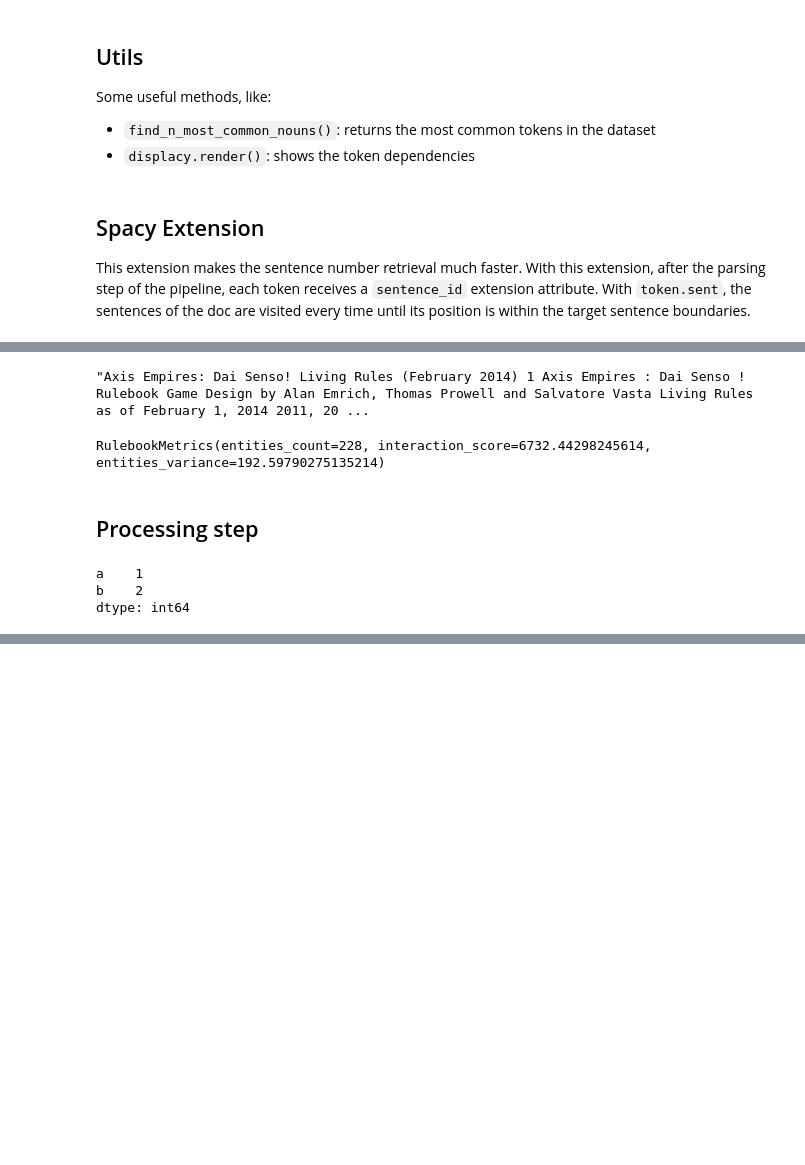
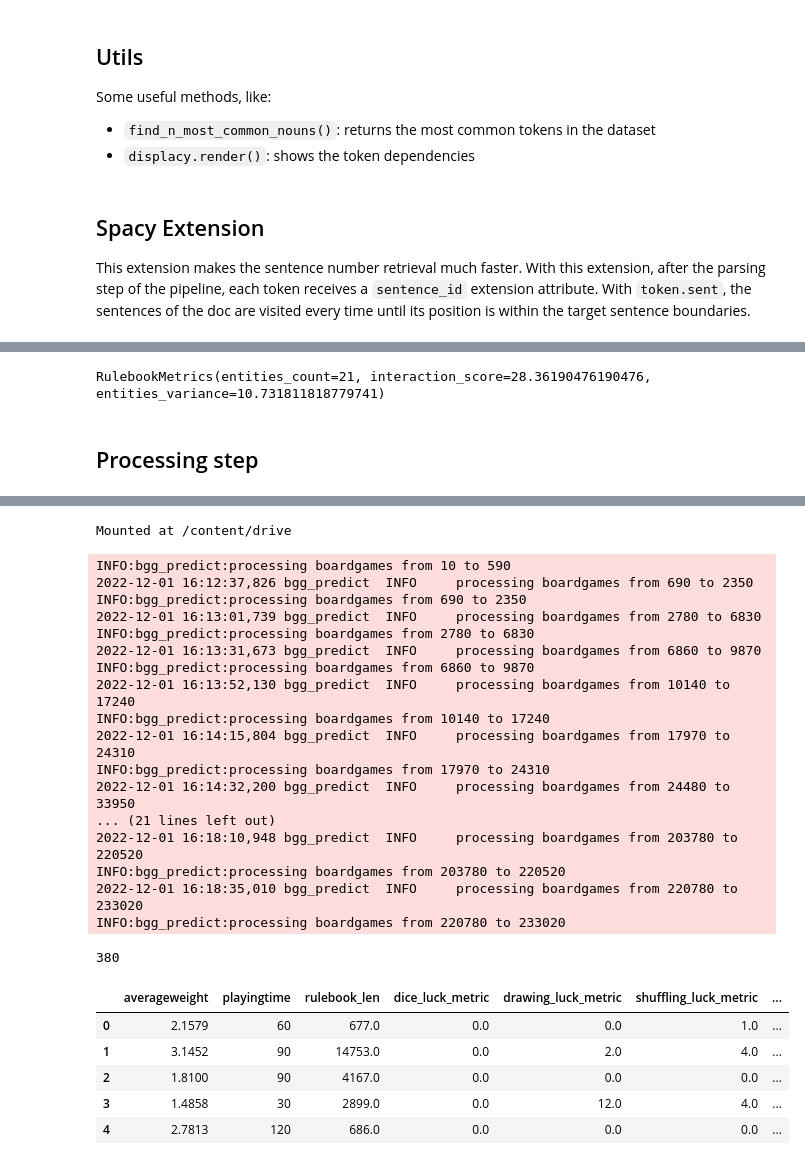
Before and after one commit to marco-luzzara/boardgame-complexity-predictor, a Jupyter notebook: src/extract_features.ipynb, the cells around one changed output, grey strips where cells are left out. Drawn from its saved outputs; the diff is of its cells as text; code cells hidden in the pictures; blank space fills up the shorter version.

```diff
--- a/src/extract_features.ipynb
+++ b/src/extract_features.ipynb
@@ -646,7 +638,8 @@ def get_interaction_count(unigrams: Dict[str, List[spacy.tokens.Token]]) -> floa
 
     logger.debug(matrix)
 
-    return sum(sum(_ for _ in row) for row in matrix)
+    # the graph density of an undirected graph consider an edge as 2
+    return 2 * sum(sum(_ for _ in row) for row in matrix)
 
 # TODO: is it useful?
 # def get_relevant_sentences_count(unigrams: Dict[str, List[spacy.tokens.Token]]) -> int:
@@ -678,32 +671,23 @@ def get_rulebook_metrics(doc: spacy.tokens.Doc) -> RulebookMetrics:
     # TODO: should i use it to normalize the text?
     # most_relevant_sentences_count = get_relevant_sentences_count(most_relevant_unigrams)
     entities_variance = get_entities_variance(doc, most_relevant_unigrams)
-    interactions_score = interactions_count / most_relevant_entities_count
+    # density of a network
+    interactions_score = interactions_count / (most_relevant_entities_count * (most_relevant_entities_count - 1))
 
     return RulebookMetrics(most_relevant_entities_count,
                            interactions_score,
                            entities_variance)
 
-text = get_document_by_line(CLEANED_DATASET_FILE_PATH, 138)
+text = get_document_by_line(CLEANED_DATASET_FILE_PATH, 139)
 nlp = spacy.load('en_core_web_sm')
 nlp.add_pipe('assign_sentence_id', after='parser')
 doc = nlp(text.lower())
-display(text)
 components = get_rulebook_metrics(doc)
 components
 # %% [output]
-"Axis Empires: Dai Senso! Living Rules (February 2014) 1 Axis Empires : Dai Senso ! Rulebook Game Design by Alan Emrich, Thomas Prowell and Salvatore Vasta Living Rules as of February 1, 2014 2011, 20 ...
+RulebookMetrics(entities_count=21, interaction_score=28.36190476190476, entities_variance=10.731811818779741)
-RulebookMetrics(entities_count=228, interaction_score=6732.44298245614, entities_variance=192.59790275135214)
 # %% [markdown]
 ## Processing step
-# %%
-import pandas as pd
-Test = namedtuple('Test', ['a', 'b'])
-pd.Series(Test(1,2), index=Test._fields)
-# %% [output]
-a    1
-b    2
-dtype: int64
 # %%
 from typing import Tuple
 import pandas as pd
@@ -712,6 +696,9 @@ import os
 from IPython.display import clear_output
 from collections import namedtuple
 
+drive.mount('/content/drive')
+CHUNK_SIZE = 20
+DATASET_ROWS = sum(1 for line in open(CLEANED_DATASET_FILE_PATH))
 RulebookFeatures = namedtuple('RulebookFeatures', ['rulebook_len',
                                                    'dice_luck_metric',
                                                    'drawing_luck_metric',
@@ -744,7 +731,7 @@ def process_texts(texts: List[str]) -> List[RulebookFeatures]:
     texts = [text.lower() for text in texts]
     docs = nlp.pipe(texts)
 
-    return [get_rules_features(doc) for doc in docs]
+    return docs
 
 def create_feature_series(row, docs_dict):
     next_doc_info = next(docs_dict)
@@ -752,21 +739,33 @@ def create_feature_series(row, docs_dict):
     return pd.Series(get_rules_features(next_doc_info[1]),
                      index=RulebookFeatures._fields)
 
-# ast.literal_eval converts the family column string into a python array
-df_dataset = pd.read_csv(CLEANED_DATASET_FILE_PATH, converters={ 'family': ast.literal_eval })
-docs_dict = zip(df_dataset['id'].values, process_texts(df_dataset['rulebook'].values))
-df_rulebook_features = df_dataset.apply(lambda x: create_feature_series(x, docs_dict),
-                                        axis='columns')
+df_features = pd.DataFrame()
+for skip_rows in range(1, DATASET_ROWS, CHUNK_SIZE):
+    column_names = ['rulebook', 'id', 'name', 'averageweight', 'playingtime', 'family']
+    # ast.literal_eval converts the family column string into a python array
+    df_dataset = pd.read_csv(CLEANED_DATASET_FILE_PATH, converters={ 'family': ast.literal_eval },
+                            names=column_names, header=None,
+                            nrows=CHUNK_SIZE, skiprows=skip_rows)
+    logger.info(f"processing boardgames from {df_dataset.loc[0, 'id']} to {df_dataset.loc[df_dataset.index[-1], 'id']}")
+    docs_dict = zip(df_dataset['id'].values, process_texts(df_dataset['rulebook'].values))
+    df_rulebook_features = df_dataset.apply(lambda x: create_feature_series(x, docs_dict),
+                                            axis='columns')
 
-df_features = df_dataset[['averageweight', 'playingtime', 'family']] \
-                  .join(df_rulebook_features)
+    df_features = pd.concat([df_features, df_dataset[['averageweight', 'playingtime', 'family']] \
+                    .join(df_rulebook_features)])
+
+display(len(df_features))
 
 # one-hot encoding "family" field
 # from https://stackoverflow.com/questions/71401193/one-hot-encoding-in-python-for-array-values-in-a-dataframe
-df_features = df_features.join(df_features.pop('family').apply('|'.join).str.get_dummies())
+df_features = pd.concat([df_features,
+                         df_features.pop('family')
+                                    .apply('|'.join)
+                                    .str.get_dummies()], axis='columns')
 
 df_features.to_csv(PROCESSED_DATASET_FILE_PATH, header=True, index=False, mode='w')
 if not WORKING_LOCALLY:
     drive.flush_and_unmount()
 
 df_features.head()
+# %% [output]
@@ -772,0 +773,25 @@ df_features.head()
+Mounted at /content/drive
+INFO:bgg_predict:processing boardgames from 10 to 590
+2022-12-01 16:12:37,826 bgg_predict  INFO     processing boardgames from 690 to 2350
+INFO:bgg_predict:processing boardgames from 690 to 2350
+2022-12-01 16:13:01,739 bgg_predict  INFO     processing boardgames from 2780 to 6830
+INFO:bgg_predict:processing boardgames from 2780 to 6830
+2022-12-01 16:13:31,673 bgg_predict  INFO     processing boardgames from 6860 to 9870
+INFO:bgg_predict:processing boardgames from 6860 to 9870
+2022-12-01 16:13:52,130 bgg_predict  INFO     processing boardgames from 10140 to 17240
+INFO:bgg_predict:processing boardgames from 10140 to 17240
+2022-12-01 16:14:15,804 bgg_predict  INFO     processing boardgames from 17970 to 24310
+INFO:bgg_predict:processing boardgames from 17970 to 24310
+2022-12-01 16:14:32,200 bgg_predict  INFO     processing boardgames from 24480 to 33950
+... (21 lines left out)
+2022-12-01 16:18:10,948 bgg_predict  INFO     processing boardgames from 203780 to 220520
+INFO:bgg_predict:processing boardgames from 203780 to 220520
+2022-12-01 16:18:35,010 bgg_predict  INFO     processing boardgames from 220780 to 233020
+INFO:bgg_predict:processing boardgames from 220780 to 233020
+380
+|  | averageweight | playingtime | rulebook_len | dice_luck_metric | drawing_luck_metric | shuffling_luck_metric | ... |
+| 0 | 2.1579 | 60 | 677.0 | 0.0 | 0.0 | 1.0 | ... |
+| 1 | 3.1452 | 90 | 14753.0 | 0.0 | 2.0 | 4.0 | ... |
+| 2 | 1.8100 | 90 | 4167.0 | 0.0 | 0.0 | 0.0 | ... |
+| 3 | 1.4858 | 30 | 2899.0 | 0.0 | 12.0 | 4.0 | ... |
+| 4 | 2.7813 | 120 | 686.0 | 0.0 | 0.0 | 0.0 | ... |
```
Also changed, not shown: parts of 6 cells of this notebook.
